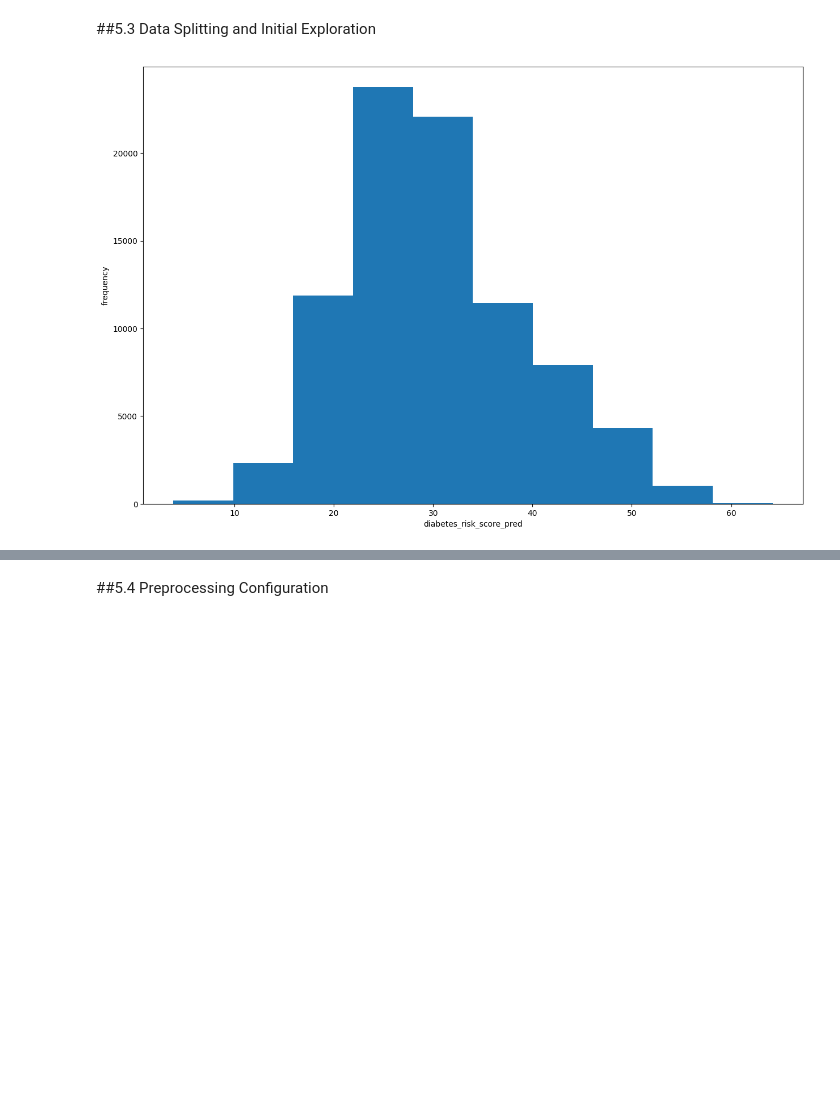
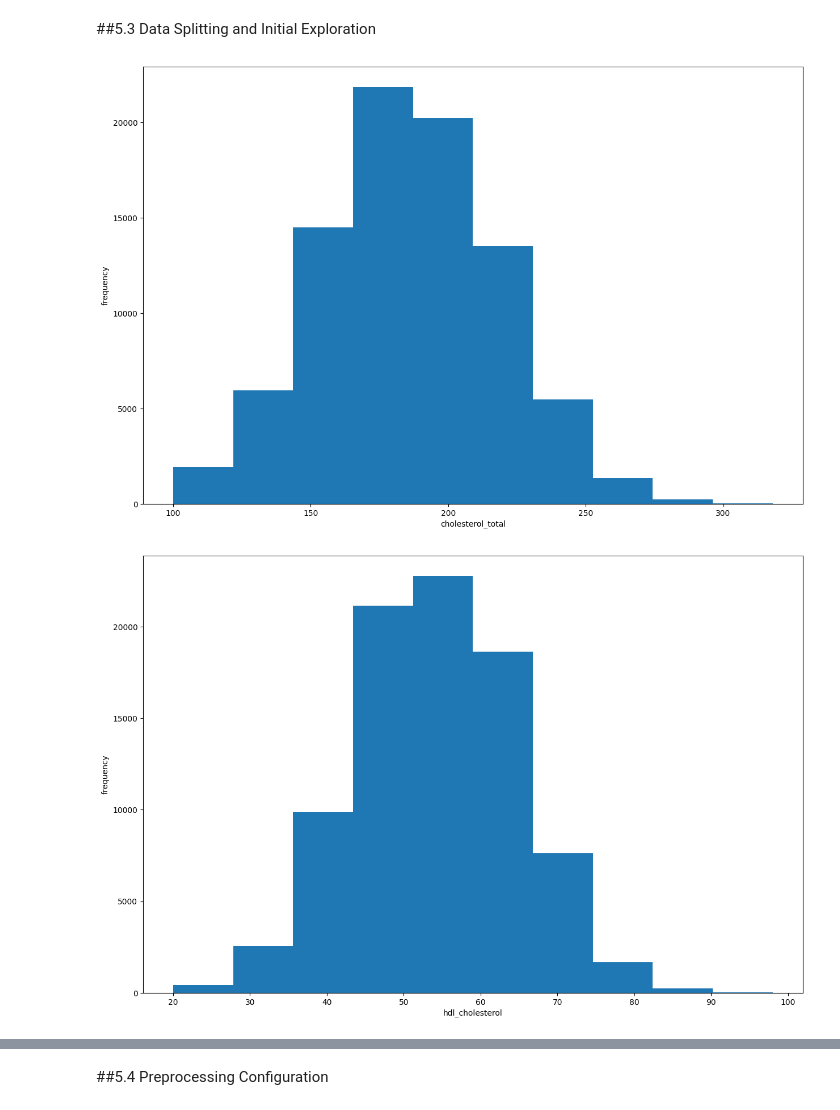
Before and after one commit to narendrapatel6321-dotcom/Diabetes-Classification, a Jupyter notebook: Diabetes_Prediction_3_models.ipynb, the cells around one changed output, grey strips where cells are left out. Saved outputs shown, nothing was run; the diff lists cells and outputs as text; code cells hidden in the pictures; blank space fills up the shorter version.

```diff
--- a/Diabetes_Prediction_3_models.ipynb
+++ b/Diabetes_Prediction_3_models.ipynb
@@ -745,11 +764,18 @@ X_train_2,X_test_2,y_train_2,y_test_2 = train_test_split(
     test_size=0.15,
     random_state=108
 )
+# %%
+new_numerical_cols = ['cholesterol_total', 'hdl_cholesterol',
+                           'ldl_cholesterol', 'triglycerides',
+                           'glucose_fasting', 'glucose_postprandial',
+                           'insulin_level', 'hba1c','diabetes_risk_score_pred']
 # %%
-plt.figure(figsize=(15,10))
-plt.hist(X_train_2['diabetes_risk_score_pred'])
-plt.xlabel('diabetes_risk_score_pred')
-plt.ylabel("frequency")
-plt.show()
+for col in new_numerical_cols:
+  plt.figure(figsize=(15,10))
+  plt.hist(X_train_2[col])
+  plt.xlabel(col)
+  plt.ylabel("frequency")
+  plt.show()
 # %% [output]
-[figure, old version]
+[figure, new version]
+[figure, added]
```
Also changed, not shown: parts of 25 cells of this notebook.
